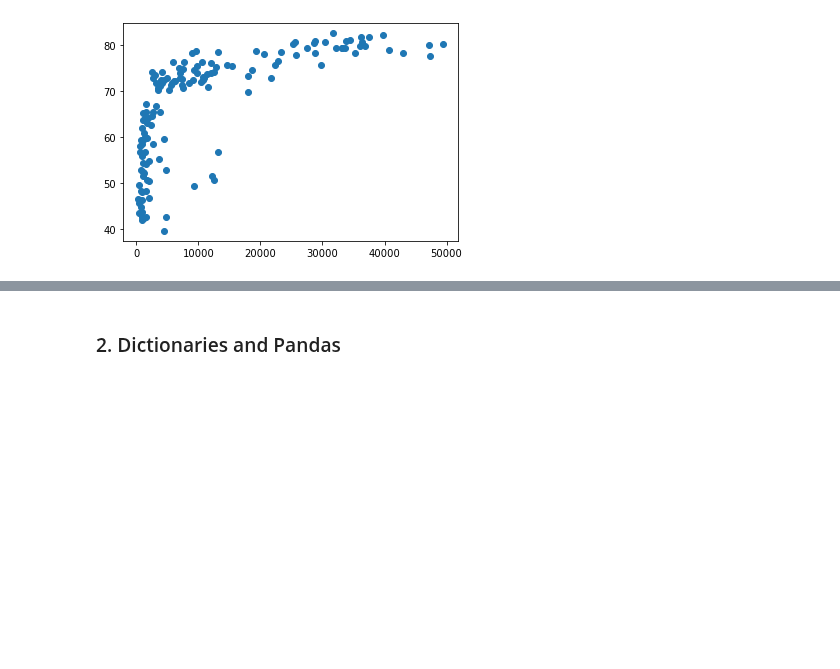
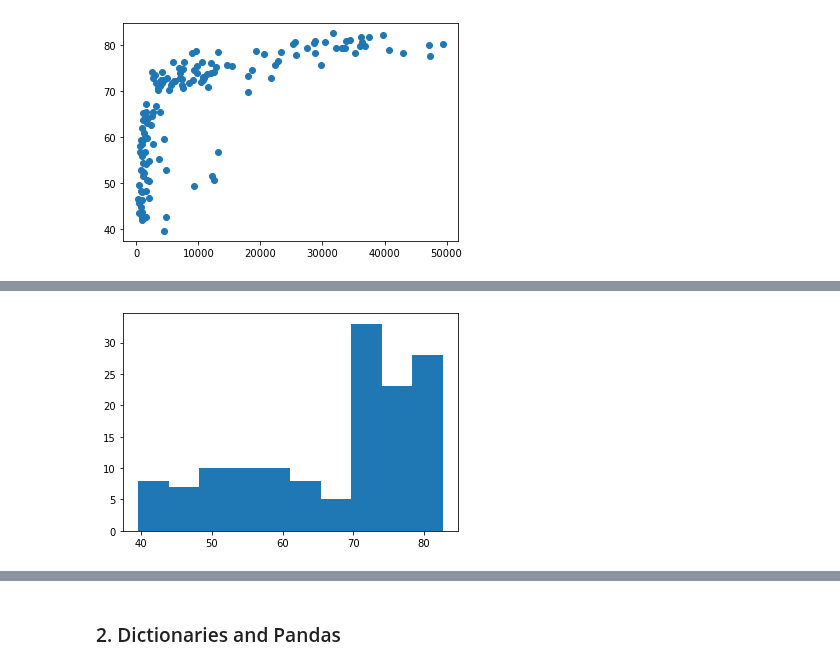
Before and after one commit to flyin01/dc, a Jupyter notebook: Intermediate_python.ipynb, the cells around one changed output, grey strips where cells are left out. Cells and saved outputs as stored; diff of their text form; code cells hidden in the pictures; blank space fills up the shorter version.

```diff
--- a/Intermediate_python.ipynb
+++ b/Intermediate_python.ipynb
@@ -374,0 +393,5 @@ TBD
+# %%
+plt.hist(life_exp)
+plt.show()
+# %% [output]
+[figure, added]
```
Also changed, not shown: parts of 24 cells of this notebook.
